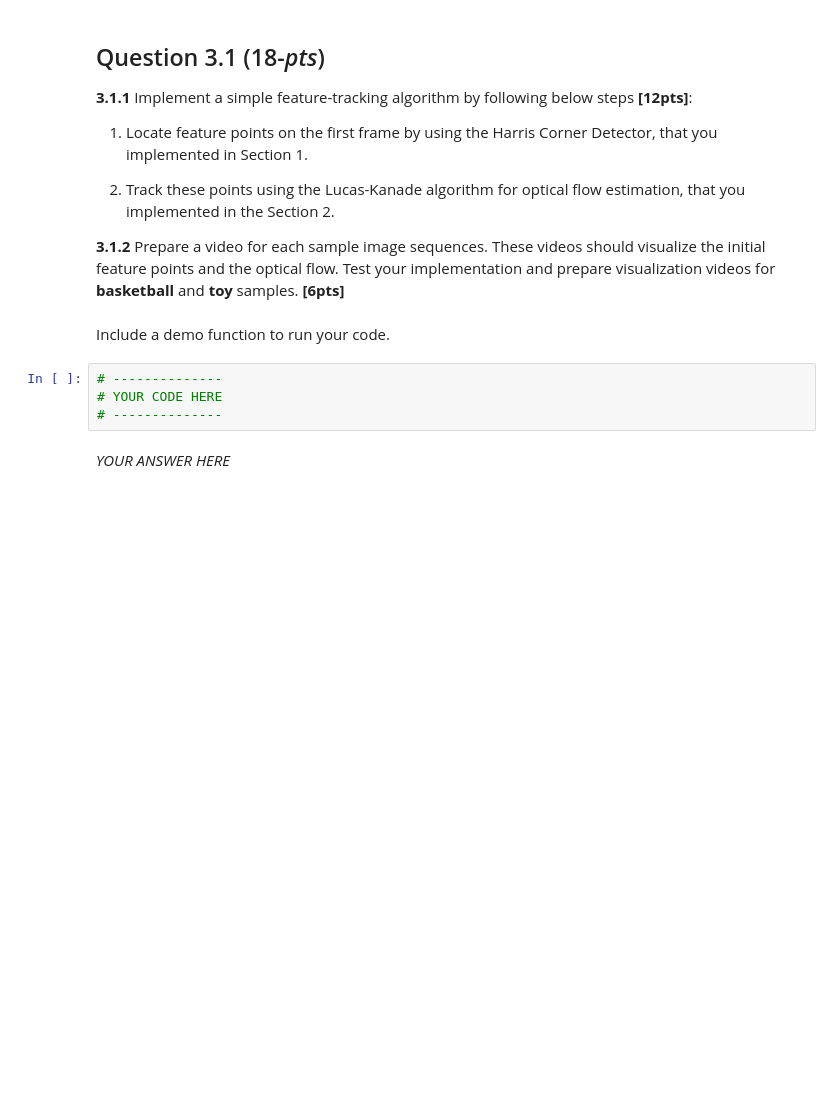
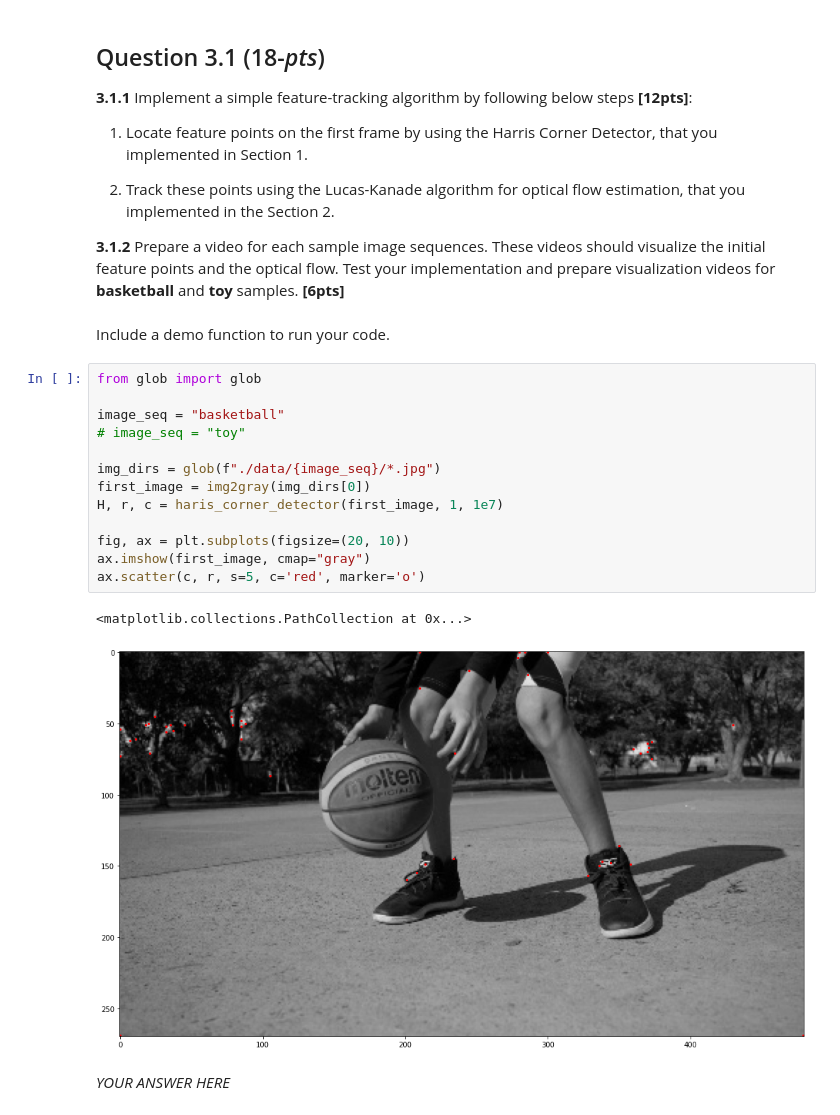
Before and after one commit to nordinbelkacemi/cv1-lab1, a Jupyter notebook: lab3/15096157_13740512_12556963.ipynb, the cells around one changed output. Cells and saved outputs as stored; diff of their text form; blank space fills up the shorter version.

```diff
--- a/lab3/15096157_13740512_12556963.ipynb
+++ b/lab3/15096157_13740512_12556963.ipynb
@@ -521,10 +556,22 @@ In this part of the assignment, you will implement a simple feature-tracking alg
 **3.1.2** Prepare a video for each sample image sequences. These videos should visualize the initial feature points and the optical flow. Test your implementation and prepare visualization videos for **basketball** and **toy** samples. **[6pts]**
 # %% [markdown]
 Include a demo function to run your code.
-# %%
-# --------------
-# YOUR CODE HERE
-# --------------
+# %%
+from glob import glob
+
+image_seq = "basketball"
+# image_seq = "toy"
+
+img_dirs = glob(f"./data/{image_seq}/*.jpg")
+first_image = img2gray(img_dirs[0])
+H, r, c = haris_corner_detector(first_image, 1, 1e7)
+
+fig, ax = plt.subplots(figsize=(20, 10))
+ax.imshow(first_image, cmap="gray")
+ax.scatter(c, r, s=5, c='red', marker='o')
+# %% [output]
+<matplotlib.collections.PathCollection at 0x...>
+[figure, added]
 # %% [markdown]
 *YOUR ANSWER HERE*
 # %% [markdown]
```
Also changed, not shown: parts of 5 cells of this notebook.
